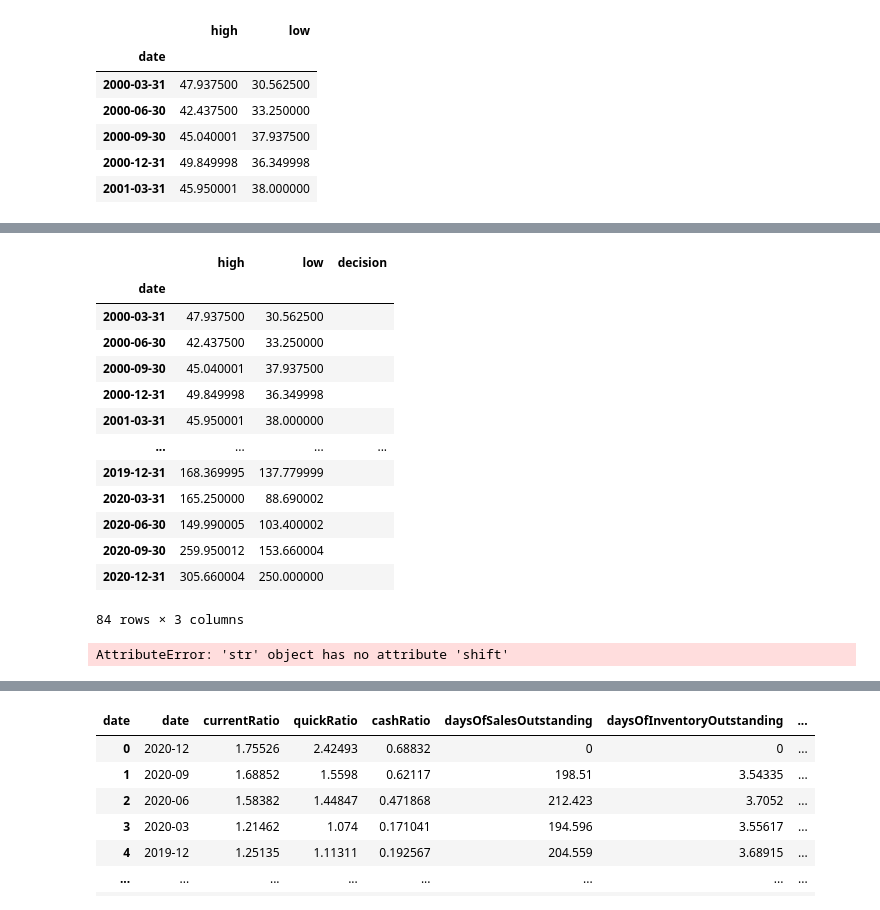
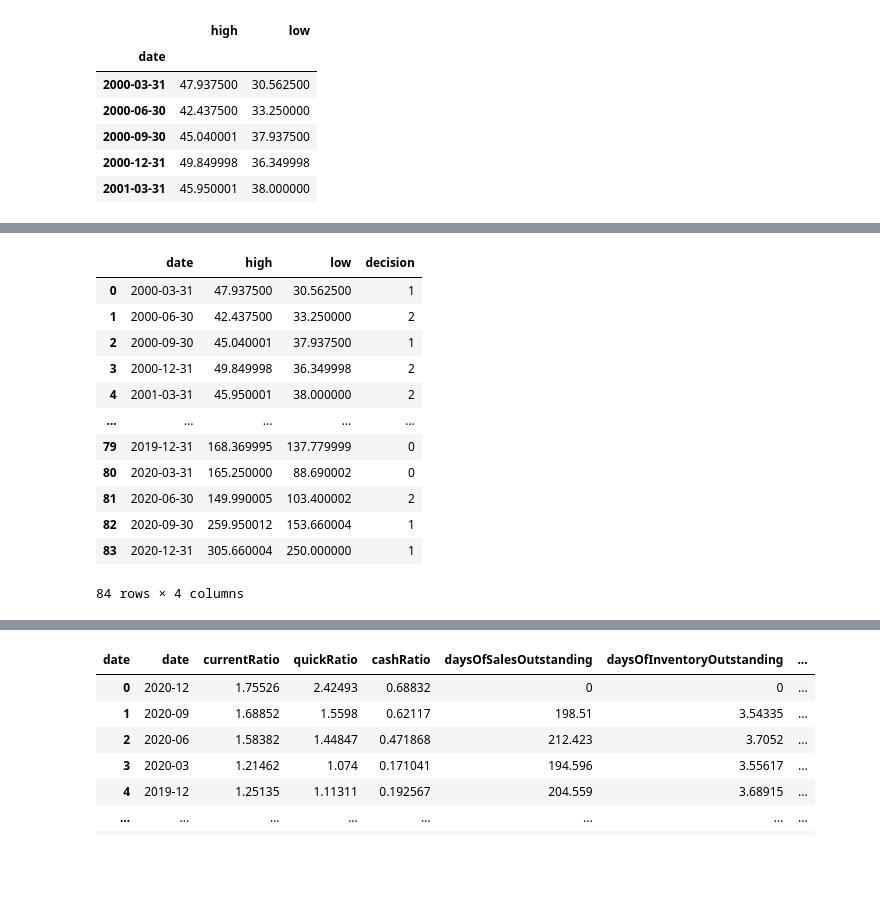
Before and after one commit to jacob-servidio/Final_Project, a Jupyter notebook: data_cleanup.ipynb, the cells around one changed output, grey strips where cells are left out. Cells and saved outputs as stored; diff of their text form; code cells hidden in the pictures; blank space fills up the shorter version.

Commit message:
decision code, ML matrix, best params and est

```diff
--- a/data_cleanup.ipynb
+++ b/data_cleanup.ipynb
@@ -203,0 +157,4 @@ for a, b in zip(quarterly_combined_df.iloc[2:83,0], quarterly_combined_df.iloc[2
+# %%
+# Reset index
+quarterly_combined_df.reset_index(drop=False, inplace=True)
+quarterly_combined_df
@@ -204,30 +175,44 @@ for a, b in zip(quarterly_combined_df.iloc[2:83,0], quarterly_combined_df.iloc[2
+# %%
+# create a empty list to append decisions
+decisions = []
+# variables to store previous row values
+previous_high= 0
+previous_low = 0
+# Create a loop to go through rows and compare to previous rows
+for high, low in zip(quarterly_combined_df.high, quarterly_combined_df.low):
+    # Buy
+    if high  >= (1+(3/100)) * previous_high and low  >= (1+(3/100)) * previous_low:
+        # store decision
+        decisions.append(1)
+    # Sell
+    elif high  <= (1+(3/100)) * previous_high and low  <= (1+(3/100)) * previous_low:
+        # store decision
+        decisions.append(0)
+    # Hold
+    else:
+        # store decision
+        decisions.append(2)
+    # storing current values to use as previous in next loop
+    previous_high = high
+    previous_low = low
 # %%
-# Add decision column
-quarterly_combined_df['decision'] = ""
+# Add decision with decisions list
+quarterly_combined_df['decision'] = decisions
 quarterly_combined_df
 # %% [output]
-|  | high | low | decision |
-| date |  |  |  |
-| 2000-03-31 | 47.937500 | 30.562500 |  |
-| 2000-06-30 | 42.437500 | 33.250000 |  |
-| 2000-09-30 | 45.040001 | 37.937500 |  |
-| 2000-12-31 | 49.849998 | 36.349998 |  |
-| 2001-03-31 | 45.950001 | 38.000000 |  |
-| ... | ... | ... | ... |
-| 2019-12-31 | 168.369995 | 137.779999 |  |
-| 2020-03-31 | 165.250000 | 88.690002 |  |
-| 2020-06-30 | 149.990005 | 103.400002 |  |
-| 2020-09-30 | 259.950012 | 153.660004 |  |
-| 2020-12-31 | 305.660004 | 250.000000 |  |
+|  | date | high | low | decision |
+| 0 | 2000-03-31 | 47.937500 | 30.562500 | 1 |
+| 1 | 2000-06-30 | 42.437500 | 33.250000 | 2 |
+| 2 | 2000-09-30 | 45.040001 | 37.937500 | 1 |
+| 3 | 2000-12-31 | 49.849998 | 36.349998 | 2 |
+| 4 | 2001-03-31 | 45.950001 | 38.000000 | 2 |
+| ... | ... | ... | ... | ... |
+| 79 | 2019-12-31 | 168.369995 | 137.779999 | 0 |
+| 80 | 2020-03-31 | 165.250000 | 88.690002 | 0 |
+| 81 | 2020-06-30 | 149.990005 | 103.400002 | 2 |
+| 82 | 2020-09-30 | 259.950012 | 153.660004 | 1 |
+| 83 | 2020-12-31 | 305.660004 | 250.000000 | 1 |
-84 rows × 3 columns
+84 rows × 4 columns
-# %%
-# Add the classes to the decision column
-new_column = class_creation(quarterly_combined_df)
-print(new_column)
-#quarterly_combined_df['decision'] = quarterly_combined_df['high'].apply(class_creation, axis=1)
-#quarterly_combined_df
-# %% [output]
-AttributeError: 'str' object has no attribute 'shift'
 # %%
 # eliminates last row (no data to compare improvement to) and first row (does not have data to to show if price will increase in future)
 quarterly_combined_df = quarterly_combined_df[1:-1]
```
Also changed, not shown: parts of 9 cells of this notebook, 2 other files.
